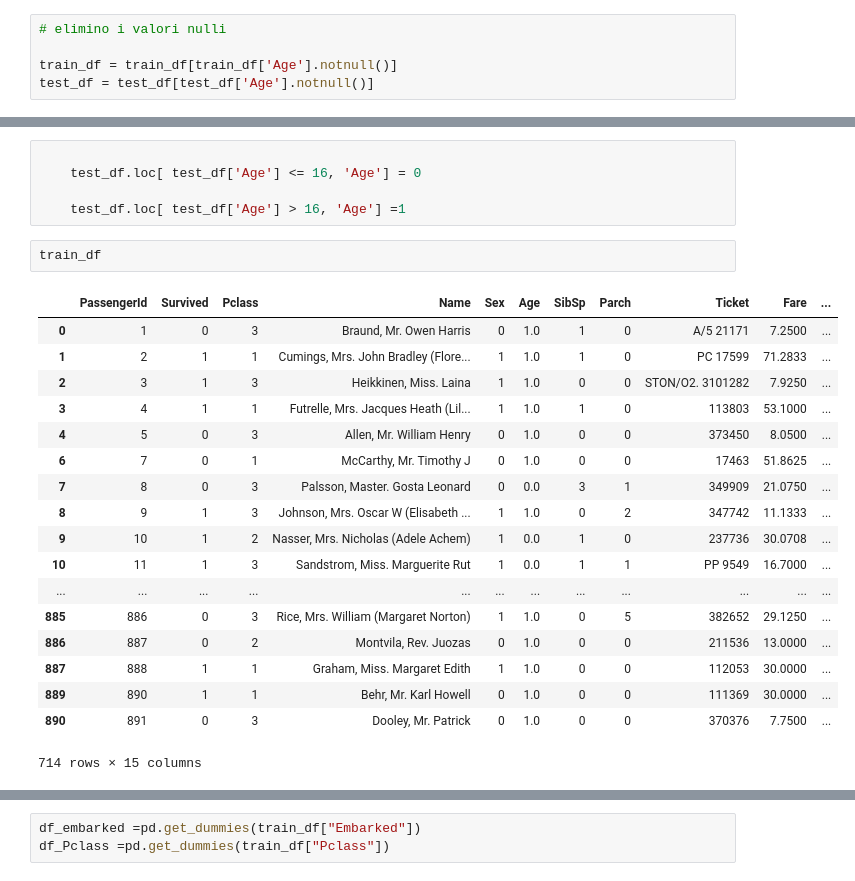
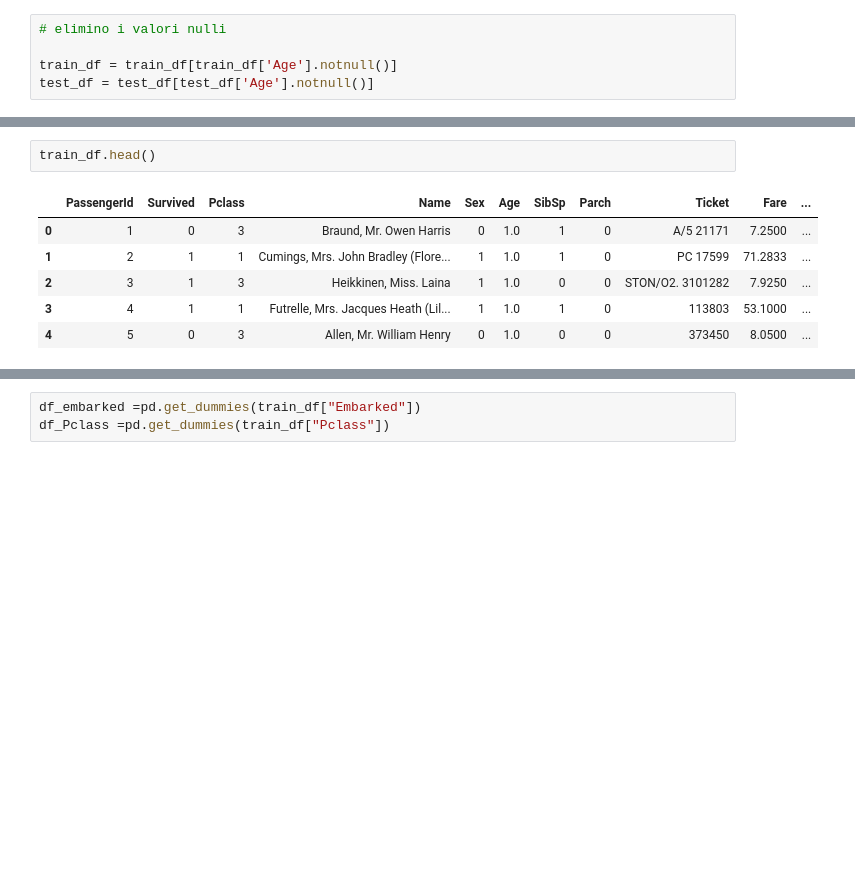
Before and after one commit to e-petrachi/MachineLearningPractices, a Jupyter notebook: Classification/00_Titanic_datamining.ipynb, the cells around one changed output, grey strips where cells are left out. Cells and saved outputs as stored; diff of their text form; blank space fills up the shorter version.

```diff
--- a/Classification/00_Titanic_datamining.ipynb
+++ b/Classification/00_Titanic_datamining.ipynb
@@ -216,26 +206,9 @@ See the caveats in the documentation: http://pandas.pydata.org/pandas-docs/stabl
-# %%
-
-    test_df.loc[ test_df['Age'] <= 16, 'Age'] = 0
-
-    test_df.loc[ test_df['Age'] > 16, 'Age'] =1
 # %%
-train_df
+train_df.head()
 # %% [output]
 |  | PassengerId | Survived | Pclass | Name | Sex | Age | SibSp | Parch | Ticket | Fare | ... |
 | 0 | 1 | 0 | 3 | Braund, Mr. Owen Harris | 0 | 1.0 | 1 | 0 | A/5 21171 | 7.2500 | ... |
 | 1 | 2 | 1 | 1 | Cumings, Mrs. John Bradley (Flore... | 1 | 1.0 | 1 | 0 | PC 17599 | 71.2833 | ... |
 | 2 | 3 | 1 | 3 | Heikkinen, Miss. Laina | 1 | 1.0 | 0 | 0 | STON/O2. 3101282 | 7.9250 | ... |
 | 3 | 4 | 1 | 1 | Futrelle, Mrs. Jacques Heath (Lil... | 1 | 1.0 | 1 | 0 | 113803 | 53.1000 | ... |
 | 4 | 5 | 0 | 3 | Allen, Mr. William Henry | 0 | 1.0 | 0 | 0 | 373450 | 8.0500 | ... |
-| 6 | 7 | 0 | 1 | McCarthy, Mr. Timothy J | 0 | 1.0 | 0 | 0 | 17463 | 51.8625 | ... |
-| 7 | 8 | 0 | 3 | Palsson, Master. Gosta Leonard | 0 | 0.0 | 3 | 1 | 349909 | 21.0750 | ... |
-| 8 | 9 | 1 | 3 | Johnson, Mrs. Oscar W (Elisabeth ... | 1 | 1.0 | 0 | 2 | 347742 | 11.1333 | ... |
-| 9 | 10 | 1 | 2 | Nasser, Mrs. Nicholas (Adele Achem) | 1 | 0.0 | 1 | 0 | 237736 | 30.0708 | ... |
-| 10 | 11 | 1 | 3 | Sandstrom, Miss. Marguerite Rut | 1 | 0.0 | 1 | 1 | PP 9549 | 16.7000 | ... |
-| ... | ... | ... | ... | ... | ... | ... | ... | ... | ... | ... | ... |
-| 885 | 886 | 0 | 3 | Rice, Mrs. William (Margaret Norton) | 1 | 1.0 | 0 | 5 | 382652 | 29.1250 | ... |
-| 886 | 887 | 0 | 2 | Montvila, Rev. Juozas | 0 | 1.0 | 0 | 0 | 211536 | 13.0000 | ... |
-| 887 | 888 | 1 | 1 | Graham, Miss. Margaret Edith | 1 | 1.0 | 0 | 0 | 112053 | 30.0000 | ... |
-| 889 | 890 | 1 | 1 | Behr, Mr. Karl Howell | 0 | 1.0 | 0 | 0 | 111369 | 30.0000 | ... |
-| 890 | 891 | 0 | 3 | Dooley, Mr. Patrick | 0 | 1.0 | 0 | 0 | 370376 | 7.7500 | ... |
-714 rows × 15 columns
```
Also changed, not shown: parts of 24 cells of this notebook.
